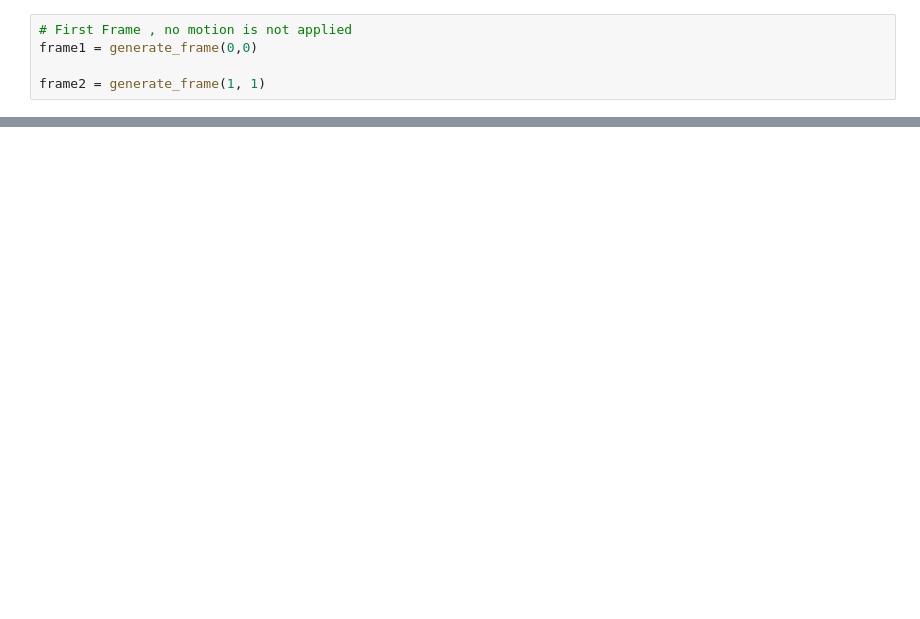
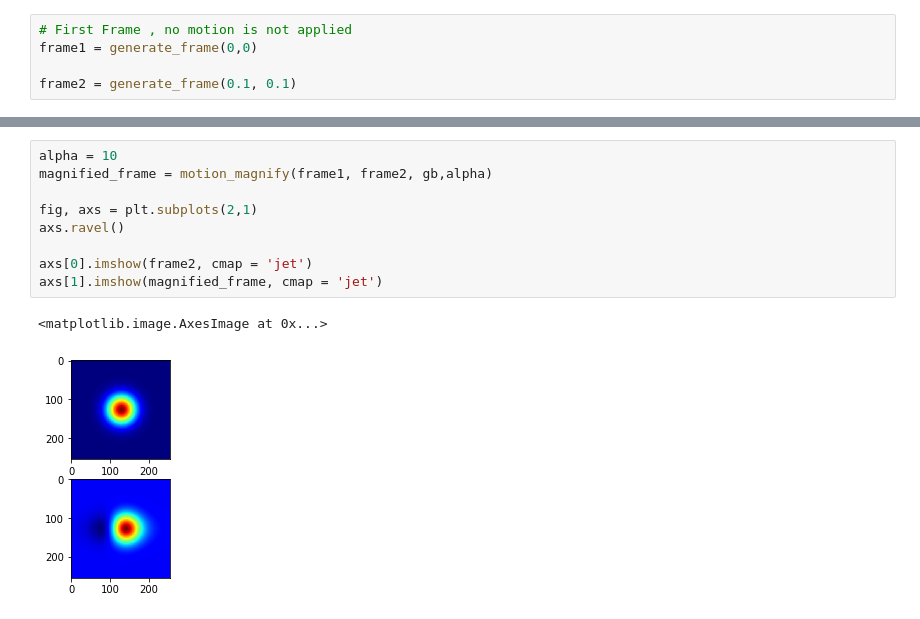
Before and after one commit to Aral-Sarrafi/Phase-Based-Video-Processing, a Jupyter notebook: PMM_Gabor.ipynb, the cells around one changed output, grey strips where cells are left out. Saved outputs shown, nothing was run; the diff lists cells and outputs as text; blank space fills up the shorter version.

```diff
--- a/PMM_Gabor.ipynb
+++ b/PMM_Gabor.ipynb
@@ -100,7 +108,7 @@ def generate_frame(motion1,motion2):
 # First Frame , no motion is not applied
 frame1 = generate_frame(0,0)
 
-frame2 = generate_frame(1, 1)
+frame2 = generate_frame(0.1, 0.1)
 # %%
 fig,axs = plt.subplots(1,2)
 
@@ -161,0 +217,12 @@ Text(0.5,1,'Recunstructed Frame')
+# %%
+alpha = 10
+magnified_frame = motion_magnify(frame1, frame2, gb,alpha)
+
+fig, axs = plt.subplots(2,1)
+axs.ravel()
+
+axs[0].imshow(frame2, cmap = 'jet')
+axs[1].imshow(magnified_frame, cmap = 'jet')
+# %% [output]
+<matplotlib.image.AxesImage at 0x...>
+[figure, added]
```
Also changed, not shown: parts of 10 cells of this notebook, 1 other file.
